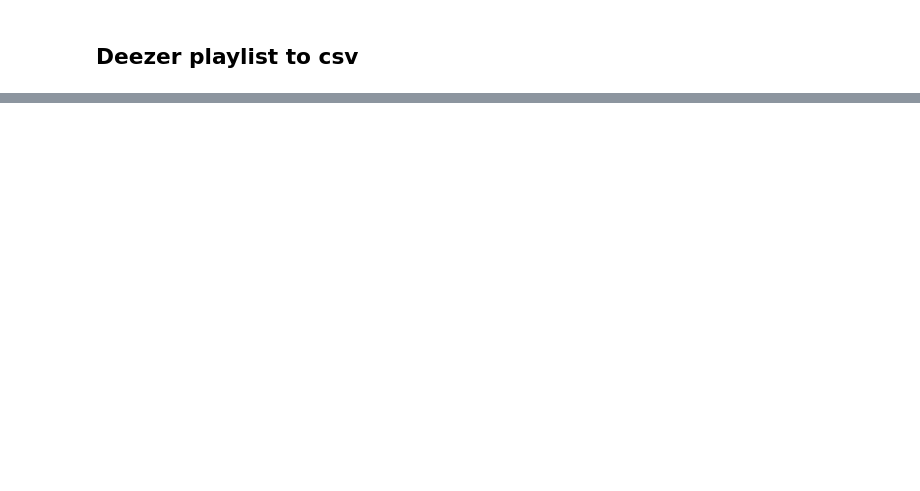
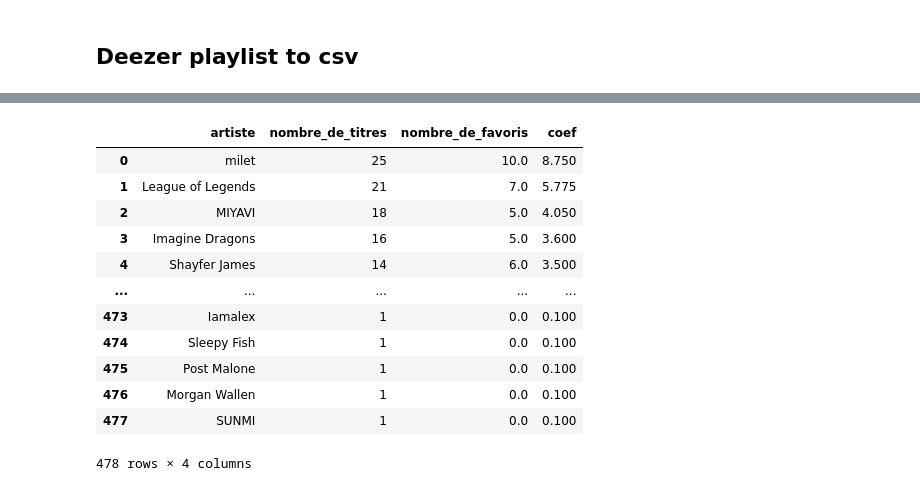
Before and after one commit to bloonsboy/discordboy, a Jupyter notebook: deezeer_extract.ipynb, the cells around one changed output, grey strips where cells are left out. Drawn from its saved outputs; the diff is of its cells as text; code cells hidden in the pictures; blank space fills up the shorter version.

```diff
--- a/deezeer_extract.ipynb
+++ b/deezeer_extract.ipynb
@@ -59,0 +97,27 @@ df_tracks
+# %%
+all_artists = df_tracks[artist_columns].stack().reset_index(level=1, drop=True).to_frame('artist')
+all_artists['in_fav'] = df_tracks.loc[all_artists.index, 'in_fav'].values
+
+artist_counts = all_artists['artist'].value_counts().to_frame('nombre_de_titres')
+fav_counts = all_artists[all_artists['in_fav'] == True]['artist'].value_counts().to_frame('nombre_de_favoris')
+
+artist_summary = artist_counts.join(fav_counts, how='left').fillna(0)
+artist_summary['coef'] = round((artist_summary['nombre_de_titres'] * 0.1) * (1 + artist_summary['nombre_de_favoris'] * 0.25), 3)
+artist_summary.reset_index(inplace=True)
+artist_summary.rename(columns={'index': 'artiste'}, inplace=True)
+
+artist_summary
+# %% [output]
+|  | artiste | nombre_de_titres | nombre_de_favoris | coef |
+| 0 | milet | 25 | 10.0 | 8.750 |
+| 1 | League of Legends | 21 | 7.0 | 5.775 |
+| 2 | MIYAVI | 18 | 5.0 | 4.050 |
+| 3 | Imagine Dragons | 16 | 5.0 | 3.600 |
+| 4 | Shayfer James | 14 | 6.0 | 3.500 |
+| ... | ... | ... | ... | ... |
+| 473 | Iamalex | 1 | 0.0 | 0.100 |
+| 474 | Sleepy Fish | 1 | 0.0 | 0.100 |
+| 475 | Post Malone | 1 | 0.0 | 0.100 |
+| 476 | Morgan Wallen | 1 | 0.0 | 0.100 |
+| 477 | SUNMI | 1 | 0.0 | 0.100 |
+478 rows × 4 columns
```
Also changed, not shown: parts of 3 cells of this notebook.
